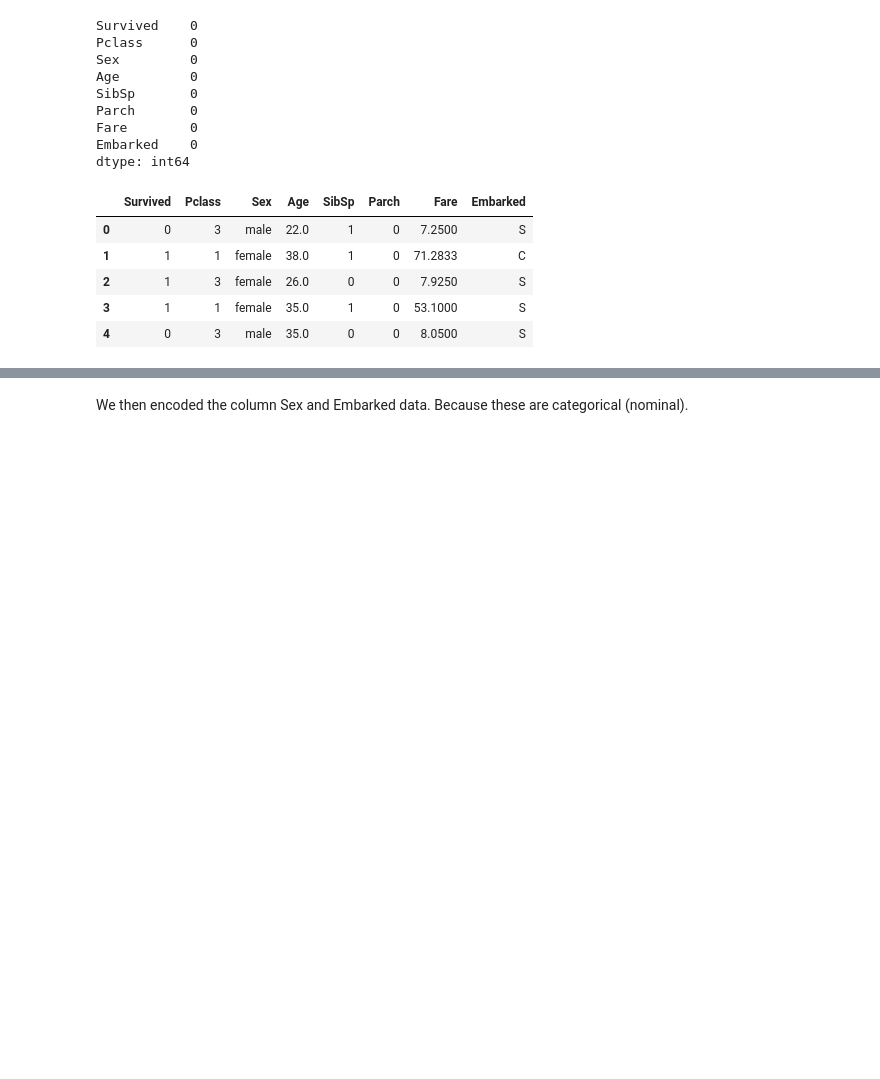
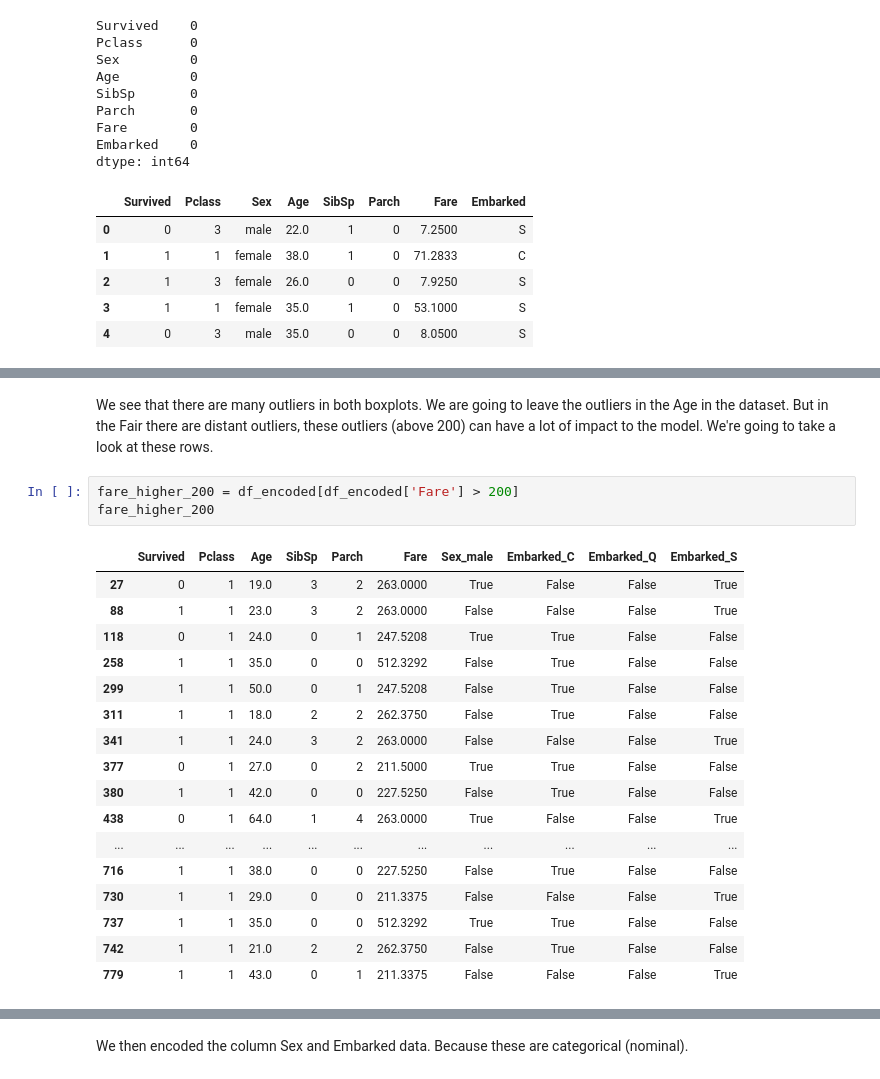
Before and after one commit to MarcelinaSiwka/MEM, a Jupyter notebook: Titanic/titanic_EDA.ipynb, the cells around one changed output, grey strips where cells are left out. Saved outputs shown, nothing was run; the diff lists cells and outputs as text; blank space fills up the shorter version.

```diff
--- a/Titanic/titanic_EDA.ipynb
+++ b/Titanic/titanic_EDA.ipynb
@@ -93,0 +120,23 @@ dtype: int64
+# %% [markdown]
+We see that there are many outliers in both boxplots.  We are going to leave the outliers in the Age in the dataset. But in the Fair there are distant outliers, these outliers (above 200) can have a lot of impact to the model. We're going to take a look at these rows.
+# %%
+fare_higher_200 = df_encoded[df_encoded['Fare'] > 200]
+fare_higher_200
+# %% [output]
+|  | Survived | Pclass | Age | SibSp | Parch | Fare | Sex_male | Embarked_C | Embarked_Q | Embarked_S |
+| 27 | 0 | 1 | 19.0 | 3 | 2 | 263.0000 | True | False | False | True |
+| 88 | 1 | 1 | 23.0 | 3 | 2 | 263.0000 | False | False | False | True |
+| 118 | 0 | 1 | 24.0 | 0 | 1 | 247.5208 | True | True | False | False |
+| 258 | 1 | 1 | 35.0 | 0 | 0 | 512.3292 | False | True | False | False |
+| 299 | 1 | 1 | 50.0 | 0 | 1 | 247.5208 | False | True | False | False |
+| 311 | 1 | 1 | 18.0 | 2 | 2 | 262.3750 | False | True | False | False |
+| 341 | 1 | 1 | 24.0 | 3 | 2 | 263.0000 | False | False | False | True |
+| 377 | 0 | 1 | 27.0 | 0 | 2 | 211.5000 | True | True | False | False |
+| 380 | 1 | 1 | 42.0 | 0 | 0 | 227.5250 | False | True | False | False |
+| 438 | 0 | 1 | 64.0 | 1 | 4 | 263.0000 | True | False | False | True |
+| ... | ... | ... | ... | ... | ... | ... | ... | ... | ... | ... |
+| 716 | 1 | 1 | 38.0 | 0 | 0 | 227.5250 | False | True | False | False |
+| 730 | 1 | 1 | 29.0 | 0 | 0 | 211.3375 | False | False | False | True |
+| 737 | 1 | 1 | 35.0 | 0 | 0 | 512.3292 | True | True | False | False |
+| 742 | 1 | 1 | 21.0 | 2 | 2 | 262.3750 | False | True | False | False |
+| 779 | 1 | 1 | 43.0 | 0 | 1 | 211.3375 | False | False | False | True |
```
Also changed, not shown: parts of 7 cells of this notebook, 5 other files.
